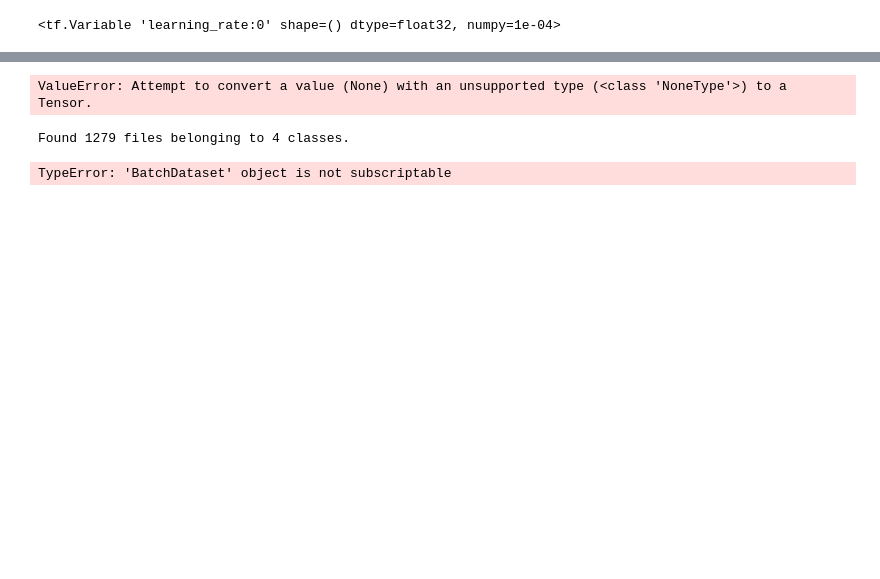
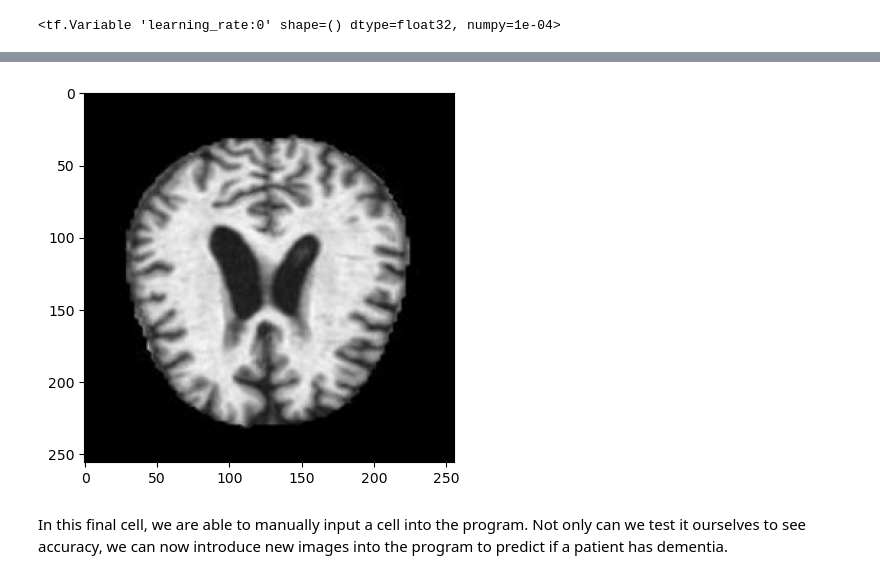
Before and after one commit to enriqfatima/COGS138_GROUP_13, a Jupyter notebook: COGS138_Final_copy.ipynb, the cells around one changed output, grey strips where cells are left out. Cells and saved outputs as stored; diff of their text form; code cells hidden in the pictures; blank space fills up the shorter version.

```diff
--- a/COGS138_Final_copy.ipynb
+++ b/COGS138_Final_copy.ipynb
@@ -1320,5 +1279,5 @@ _
 # %%
-testing_img = '/test/NonDemented/26 (62).jpg'
+testing_img = 'test_1/ModerateDemented/27.jpg'
 img = cv2.imread(testing_img)
 resize = tf.image.resize(img, (256,256))
 plt.imshow(resize.numpy().astype(int))
@@ -1334,7 +1294,3 @@ else:
-ValueError: Attempt to convert a value (None) with an unsupported type (<class 'NoneType'>) to a Tensor.
+[figure, added]
-# %%
-data = tf.keras.utils.image_dataset_from_directory('test_1')
-data[0]
-# %% [output]
-Found 1279 files belonging to 4 classes.
-TypeError: 'BatchDataset' object is not subscriptable
+# %% [markdown]
+In this final cell, we are able to manually input a cell into the program. Not only can we test it ourselves to see accuracy, we can now introduce new images into the program to predict if a patient has dementia.
```
Also changed, not shown: parts of 45 cells of this notebook, 4 other files.
